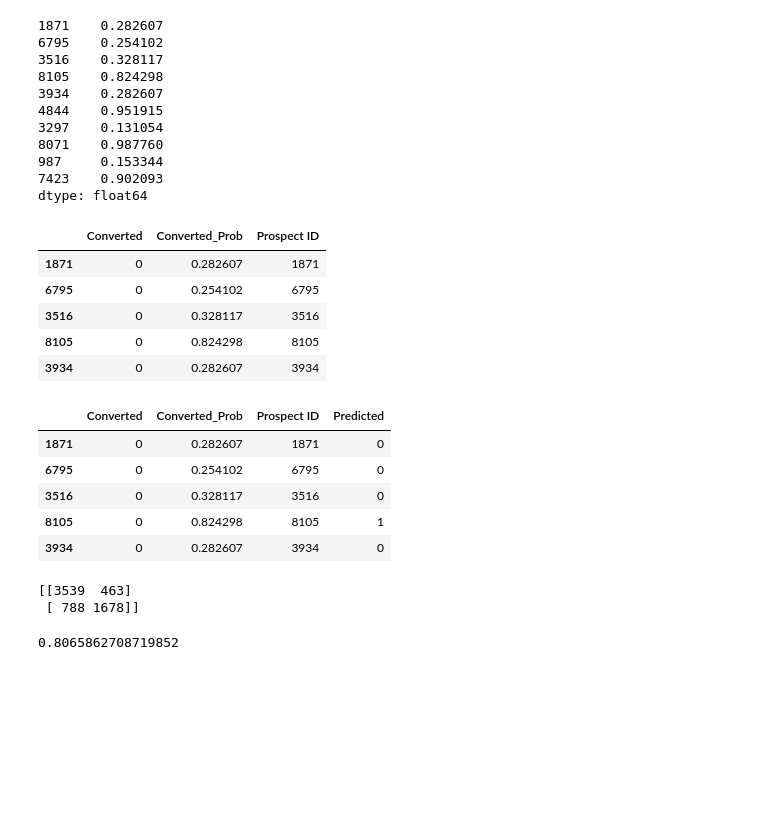
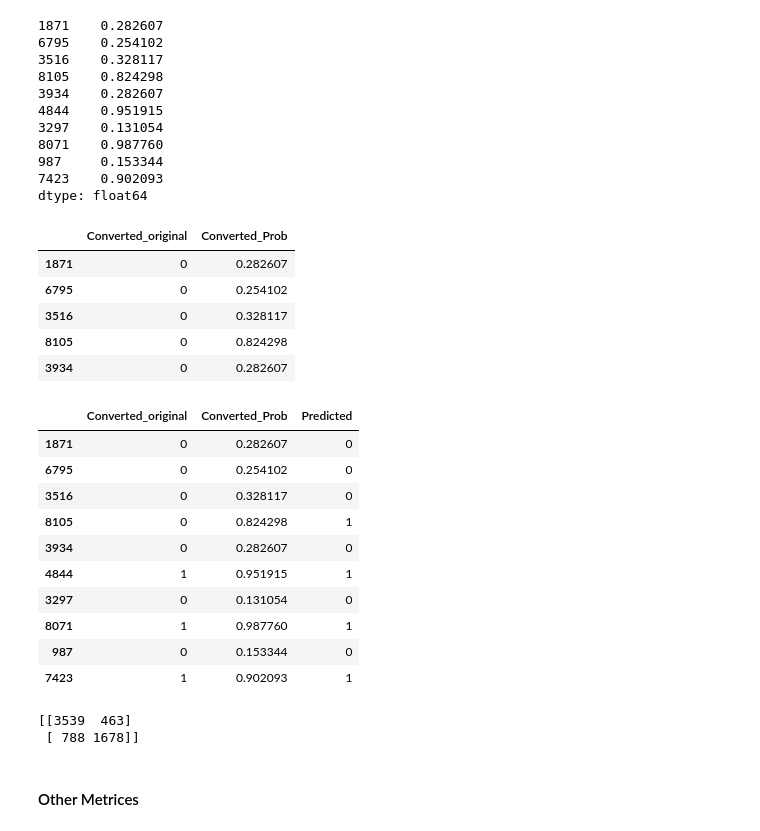
Before and after one commit to ankanroy92in/X_Education, a Jupyter notebook: X_Education.ipynb, the cells around one changed output. Drawn from its saved outputs; the diff is of its cells as text; code cells hidden in the pictures; blank space fills up the shorter version.

```diff
--- a/X_Education.ipynb
+++ b/X_Education.ipynb
@@ -1190,31 +1190,33 @@ dtype: float64
 # %%
 # Creating a dataframe with the actual churn flag and the predicted probabilities
 
-y_train_pred_final = pd.DataFrame({'Converted':y_train.values, 'Converted_Prob':y_train_pred})
-y_train_pred_final['Prospect ID'] = y_train.index
+y_train_pred_final = pd.DataFrame({'Converted_original':y_train.values, 'Converted_Prob':y_train_pred})
+
 y_train_pred_final.head()
-
-# y_train.values actual Converted values from df_leads dataset
-# y_train_pred probability of Converted values predicted by model
 # %% [output]
-|  | Converted | Converted_Prob | Prospect ID |
-| 1871 | 0 | 0.282607 | 1871 |
-| 6795 | 0 | 0.254102 | 6795 |
-| 3516 | 0 | 0.328117 | 3516 |
-| 8105 | 0 | 0.824298 | 8105 |
-| 3934 | 0 | 0.282607 | 3934 |
+|  | Converted_original | Converted_Prob |
+| 1871 | 0 | 0.282607 |
+| 6795 | 0 | 0.254102 |
+| 3516 | 0 | 0.328117 |
+| 8105 | 0 | 0.824298 |
+| 3934 | 0 | 0.282607 |
 # %%
 y_train_pred_final['Predicted'] = y_train_pred_final["Converted_Prob"].map(lambda x: 1 if x > 0.5 else 0)
 
 # checking head
-y_train_pred_final.head()
+y_train_pred_final.head(10)
 # %% [output]
-|  | Converted | Converted_Prob | Prospect ID | Predicted |
-| 1871 | 0 | 0.282607 | 1871 | 0 |
-| 6795 | 0 | 0.254102 | 6795 | 0 |
-| 3516 | 0 | 0.328117 | 3516 | 0 |
-| 8105 | 0 | 0.824298 | 8105 | 1 |
-| 3934 | 0 | 0.282607 | 3934 | 0 |
+|  | Converted_original | Converted_Prob | Predicted |
+| 1871 | 0 | 0.282607 | 0 |
+| 6795 | 0 | 0.254102 | 0 |
+| 3516 | 0 | 0.328117 | 0 |
+| 8105 | 0 | 0.824298 | 1 |
+| 3934 | 0 | 0.282607 | 0 |
+| 4844 | 1 | 0.951915 | 1 |
+| 3297 | 0 | 0.131054 | 0 |
+| 8071 | 1 | 0.987760 | 1 |
+| 987 | 0 | 0.153344 | 0 |
+| 7423 | 1 | 0.902093 | 1 |
 # %%
 from sklearn import metrics
 
@@ -1224,8 +1226,3 @@ print(confusion)
 # %% [output]
 [[3539  463]
  [ 788 1678]]
-# %%
-# overall accuracy.
-print(metrics.accuracy_score(y_train_pred_final.Converted, y_train_pred_final.Predicted))
-# %% [output]
-0.8065862708719852
@@ -1231,0 +1235,2 @@ print(metrics.accuracy_score(y_train_pred_final.Converted, y_train_pred_final.Pr
+# %% [markdown]
+#### Other Metrices
```
Also changed, not shown: parts of 9 cells of this notebook.
